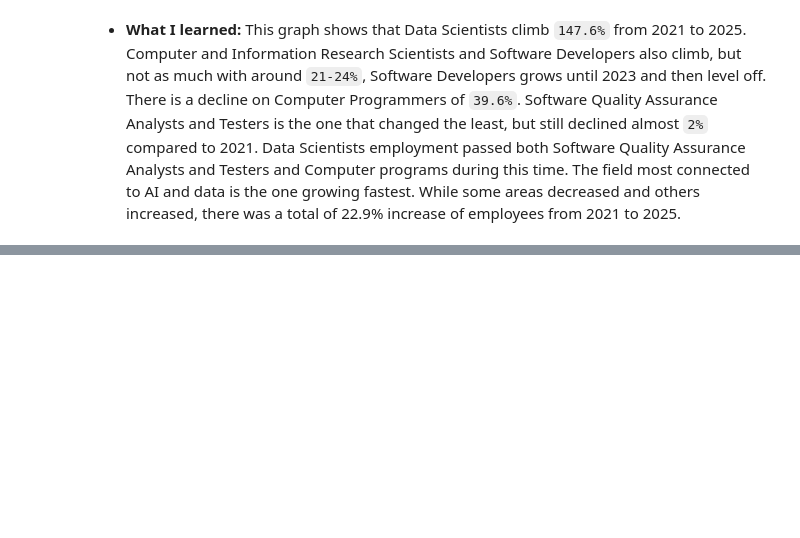
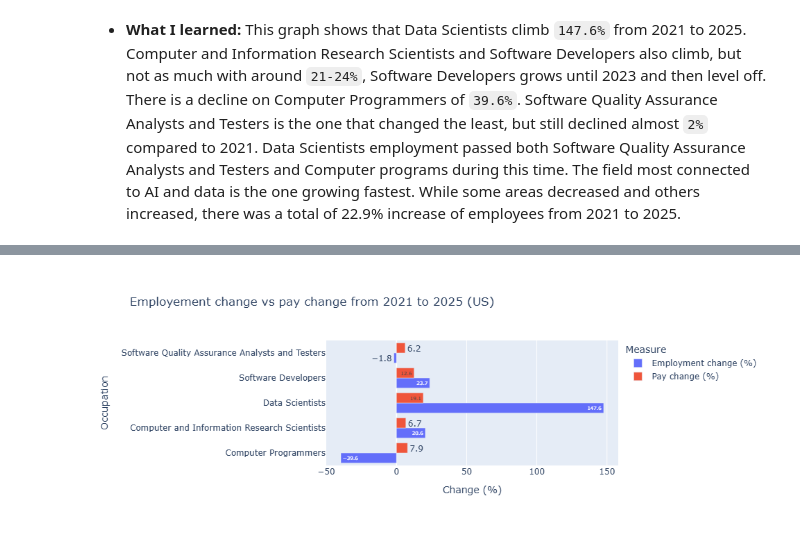
Before and after one commit to BarbSouza/data-visualisation, a Jupyter notebook: data-visualisation.ipynb, the cells around one changed output, grey strips where cells are left out. Saved outputs shown, nothing was run; the diff lists cells and outputs as text; code cells hidden in the pictures; blank space fills up the shorter version.

```diff
--- a/data-visualisation.ipynb
+++ b/data-visualisation.ipynb
@@ -660,0 +695,13 @@ TotaL Change: 22.9%
+# %%
+trend_grid_pay = trend.pivot(index = "OCC_TITLE", columns = "YEAR", values = "A_MEDIAN")
+trend_grid_pay["change_%"] = ((trend_grid_pay[2025] / trend_grid_pay[2021] - 1) * 100).round(1)
+trend_grid_pay
+median_pay_2021 = trend_grid_pay[2021].mean()
+median_pay_2025 = trend_grid_pay[2025].mean()
+median_pay_change = (median_pay_2025 / median_pay_2021 - 1) * 100
+print(f"Average pay of 2021: {median_pay_2021:,.0f}")
+print(f"Average pay of 2025: {median_pay_2025:,.0f}")
+print(f"Total Change: {median_pay_change:.1f}%")
+ai_peak = trend_grid_pay.loc["Computer and Information Research Scientists", [2021, 2022, 2023, 2024, 2025]].max()
+print(f"Research Scientists peak median pay: {ai_peak:,.0f}")
+trend_grid_pay.sort_values(by="change_%", ascending=False)
@@ -660,0 +727,7 @@ TotaL Change: 22.9%
+# %%
+change_table = pd.DataFrame({
+    "Employment change (%)": trend_grid["change_%"],
+    "Pay change (%)": trend_grid_pay["change_%"],
+})
+change_table = change_table.reset_index()
+change_table
@@ -660,0 +741,3 @@ TotaL Change: 22.9%
+# %%
+change_long = change_table.melt(id_vars="OCC_TITLE", var_name="Measure", value_name="Change (%)")
+change_long
@@ -660,0 +756,15 @@ TotaL Change: 22.9%
+# %%
+fig_change = px.bar(
+    change_long,
+    x="Change (%)",
+    y="OCC_TITLE",
+    color="Measure",
+    barmode="group",
+    orientation="h",
+    text_auto=True,
+    title="Employement change vs pay change from 2021 to 2025 (US)",
+    labels={"OCC_TITLE": "Occupation"}
+)
+fig_change.show()
+# %% [output]
+[figure, added]
```
Also changed, not shown: parts of 30 cells of this notebook.
